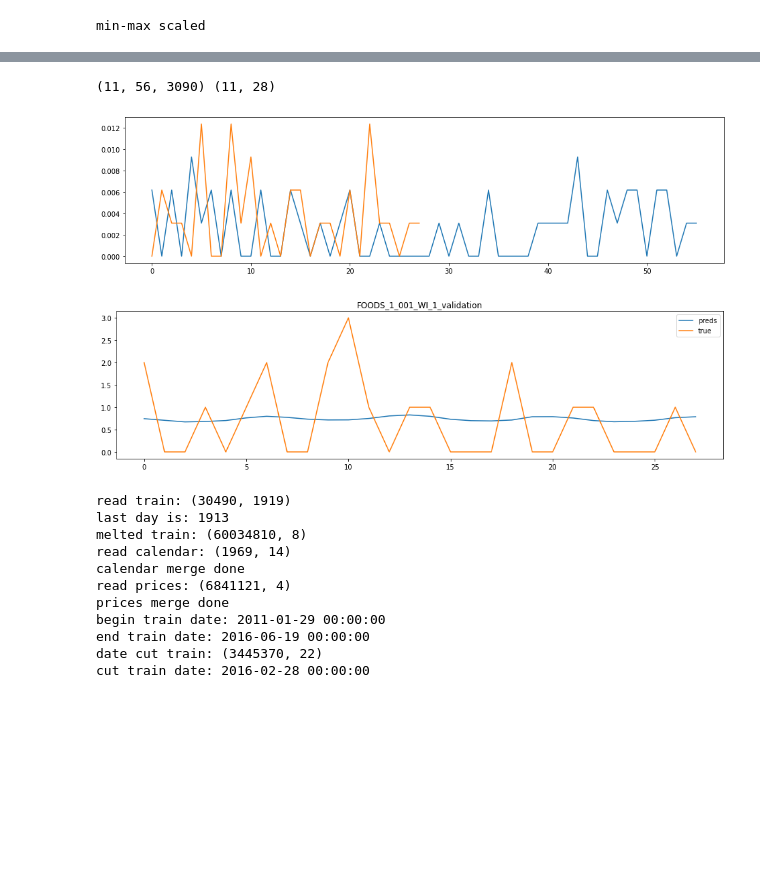
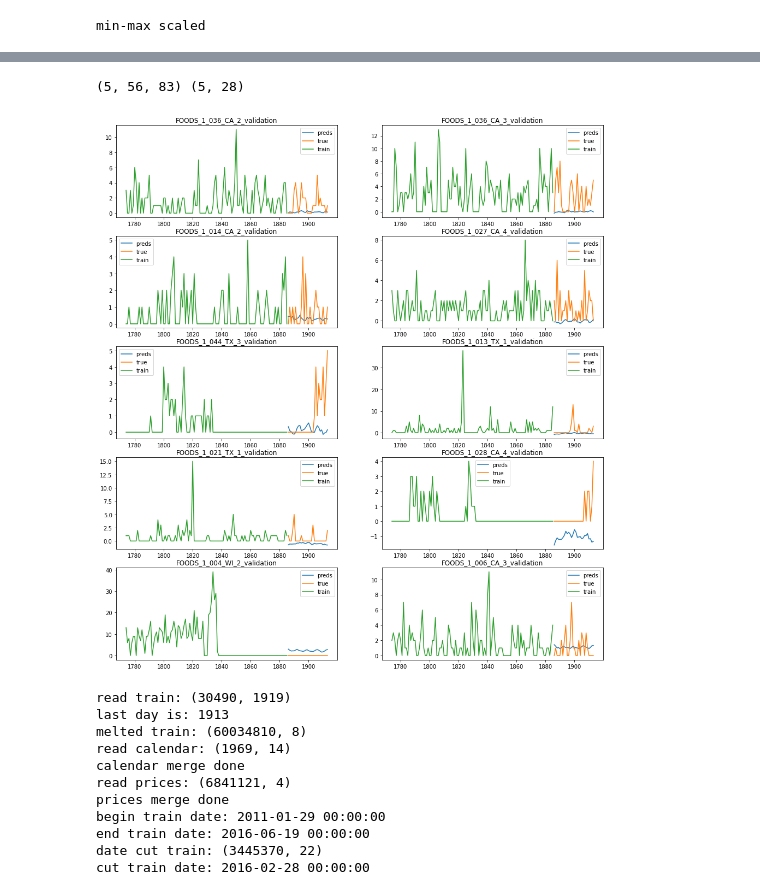
Before and after one commit to vgarshin/kaggle_m5, a Jupyter notebook: m5_model_rnn_20200406.ipynb, the cells around one changed output, grey strips where cells are left out. Cells and saved outputs as stored; diff of their text form; code cells hidden in the pictures; blank space fills up the shorter version.

```diff
--- a/m5_model_rnn_20200406.ipynb
+++ b/m5_model_rnn_20200406.ipynb
@@ -22,12 +22,12 @@ available GPU devices: 1  | device num: 0
 DATA_DIR = './data'
 MODELS_DIR = './models'
 MODEL_VER = 'v0'
-CUT_DATE = '2015-10-24'
+CUT_DATE = '2015-07-24'
 END_DATE = '2016-04-24'
 print(datetime.strptime(END_DATE, '%Y-%m-%d'))
 LOOK_BACK = 2 * 28
 LOOK_FWD = 28
-BATCH_SIZE = 1000
+BATCH_SIZE = 500
 # %% [output]
 2016-04-24 00:00:00
 # %%
@@ -125,7 +117,7 @@ def get_dummies(strain, cols_dummy):
     return strain
 # %%
 %%time
-strain = get_df(is_train=True, backward_lags=None)
+strain = get_df()
 # %% [output]
 read train: (30490, 1919)
 last day is: 1913
@@ -146,0 +139,5 @@ Wall time: 47 s
+# %%
+#list_ids = np.random.choice(strain.id.unique(), 500)
+list_ids = strain.id.unique()[:500]
+# %%
+strain = strain[strain.id.isin(list_ids)]
@@ -383,14 +405,8 @@ X_val, y_val = next(
     )
 )
 print(X_val.shape, y_val.shape)
-num = 0
-plt.figure(figsize=(16, 4))
-plt.plot(X_val.T[0][:, num], label='back')
-plt.plot(y_val.T[:, num], label='fwd')
-plt.show()
 # %% [output]
-(11, 56, 3090) (11, 28)
+(5, 56, 83) (5, 28)
-[figure, removed]
 # %%
 def get_sequence_predict(df, pred_len, dummies, col_id, col_look, look_back, look_fwd, cols_features):
     X, temp_X = [], []
@@ -406,26 +422,35 @@ def get_sequence_predict(df, pred_len, dummies, col_id, col_look, look_back, loo
 def upscale(series):
     return SCALER.inverse_transform(np.repeat([series], 12, axis=0).T)[:, 1]
 # %%
-pred_id = strain.id.unique()[7]
-X_pred = get_sequence_predict(
-    df=strain[strain.id == pred_id],
-    pred_len = 0,
-    dummies=sdummies_id,
-    col_id='id',
-    col_look='sales',
-    look_back=LOOK_BACK,
-    look_fwd=LOOK_FWD,
-    cols_features=cols_features
-)
-preds = model.predict(X_pred)
-plt.figure(figsize=(16, 4))
-plt.plot(upscale(preds[0]), label='preds')
-plt.plot(upscale(sval[sval.id == pred_id]['sales'].values[:28]), label='true')
-plt.title(pred_id)
-plt.legend()
+plt.figure(figsize=(16, 18))
+for i in range(10):
+    pred_id = np.random.choice(strain.id.unique())
+    X_pred = get_sequence_predict(
+        df=strain[strain.id == pred_id],
+        pred_len = 0,
+        dummies=sdummies_id,
+        col_id='id',
+        col_look='sales',
+        look_back=LOOK_BACK,
+        look_fwd=LOOK_FWD,
+        cols_features=cols_features
+    )
+    preds = model.predict(X_pred)
+    plt.subplot(5, 2, i + 1)
+    plt.plot(sval[sval.id == pred_id]['d_'].values[-LOOK_FWD :],
+             upscale(preds[0]),
+             label='preds')
+    plt.plot(sval[sval.id == pred_id]['d_'].values[-LOOK_FWD:],
+             upscale(sval[sval.id == pred_id]['sales'].values[-LOOK_FWD :]),
+             label='true')
+    plt.plot(strain[strain.id == pred_id]['d_'].values[-2 * LOOK_BACK :],
+             upscale(strain[strain.id == pred_id]['sales'].values[-2 * LOOK_BACK :]),
+             label='train')
+    plt.title(pred_id)
+    plt.legend()
 plt.show()
 # %% [output]
-[figure, old version]
+[figure, new version]
 # %%
 %%time
 spred = get_df(is_train=False, backward_lags=LOOK_BACK)
```
Also changed, not shown: parts of 14 cells of this notebook, 1 other file.
